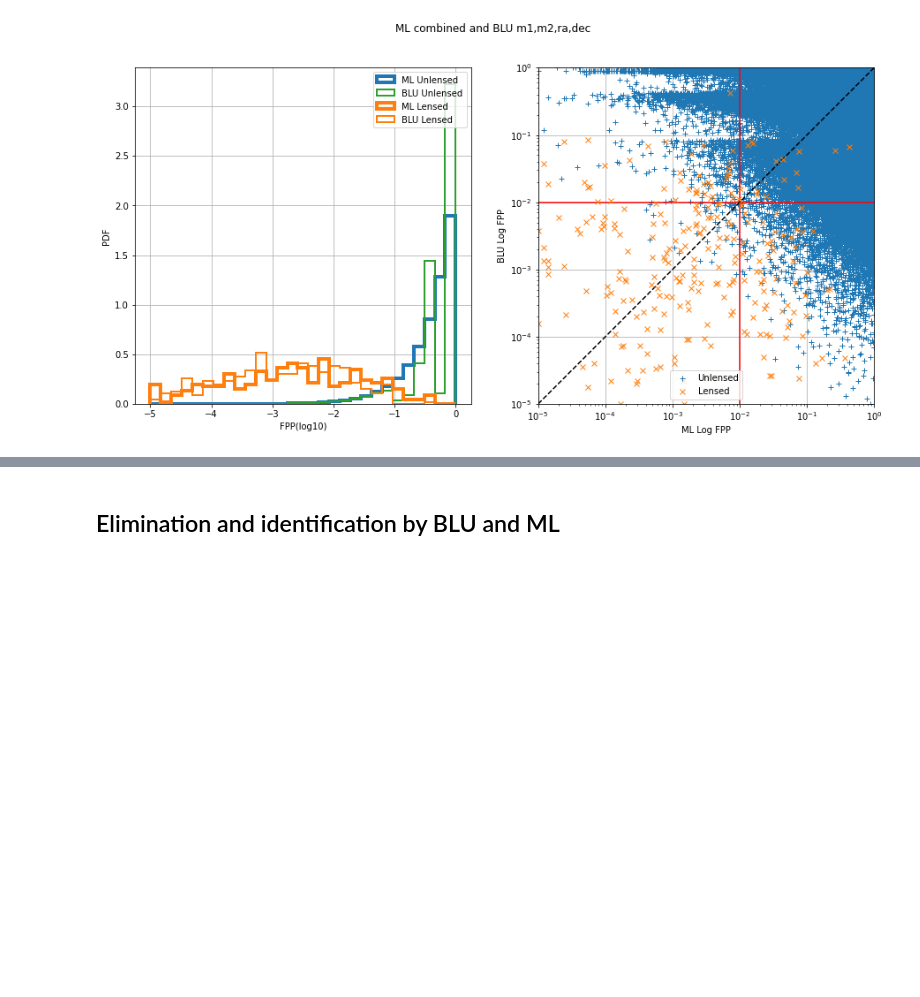
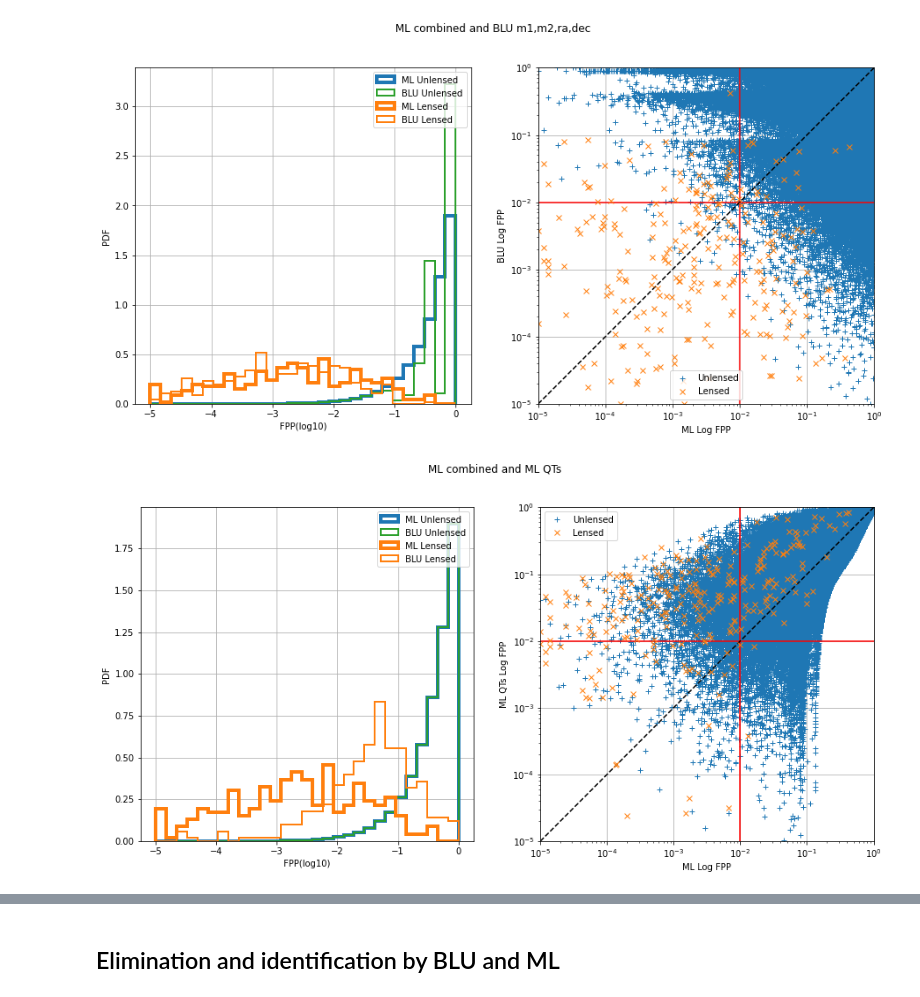
Before and after one commit to srashtig/lensid-15jul-2022, a Jupyter notebook: review/ML_blu_FPPs_inj_pars_investigate.ipynb, the cells around one changed output, grey strips where cells are left out. Drawn from its saved outputs; the diff is of its cells as text; code cells hidden in the pictures; blank space fills up the shorter version.

Commit message:
adding more plots

```diff
--- a/review/ML_blu_FPPs_inj_pars_investigate.ipynb
+++ b/review/ML_blu_FPPs_inj_pars_investigate.ipynb
@@ -236,3 +236,43 @@ plt.suptitle('ML combined and BLU m1,m2,ra,dec')
 plt.show()
 # %% [output]
 [figure]
+# %%
+ml_stat='densnet_xgbsky_bayestar_mul_0'
+blu_stat= 'xgb_dense_QTS_0'
+plt.figure(figsize=(15,7))
+plt.subplot(121)
+bins=np.linspace(-5,0,30)
+#plt.ylim(-100,1e3)
+df=df_test[df_test['Lensing'] == 0]
+plt.hist(np.log10(df[ml_stat+'_fpp']),bins=bins,label='ML Unlensed', histtype='step',density=True,color='C0',lw=4)
+plt.hist(np.log10(df[blu_stat+'_fpp']),bins=bins,label='BLU Unlensed', histtype='step',density=True,color='C2',lw=2)
+
+df=df_test[df_test['Lensing'] == 1]
+plt.hist(np.log10(df[ml_stat+'_fpp']),bins=bins,label='ML Lensed', histtype='step',density=True,color='C1',lw=4)
+plt.hist(np.log10(df[blu_stat+'_fpp']),bins=bins,label='BLU Lensed', histtype='step',density=True,color='C1',lw=2)
+
+plt.legend()
+plt.xlabel('FPP(log10)')
+plt.ylabel('PDF')
+plt.grid()
+
+plt.subplot(122)
+df=df_test[df_test['Lensing'] == 0]
+plt.loglog(df[ml_stat+'_fpp'],df[blu_stat+'_fpp'],'+',label='Unlensed',color='C0')
+plt.axvline(1e-2,color='r')
+plt.axhline(1e-2,color='r')
+
+plt.loglog(10**bins,10**bins,'k--')
+df=df_test[df_test['Lensing'] == 1]
+plt.loglog(df[ml_stat+'_fpp'],df[blu_stat+'_fpp'],'x',label='Lensed',color='C1')
+plt.legend()
+plt.xlabel('ML Log FPP')
+plt.ylabel('ML QTs Log FPP')
+plt.xlim(1e-5,1)
+plt.ylim(1e-5,1)
+plt.grid()
+plt.suptitle('ML combined and ML QTs')
+
+plt.show()
+# %% [output]
+[figure, added]
```
Also changed, not shown: parts of 1 cell of this notebook.
